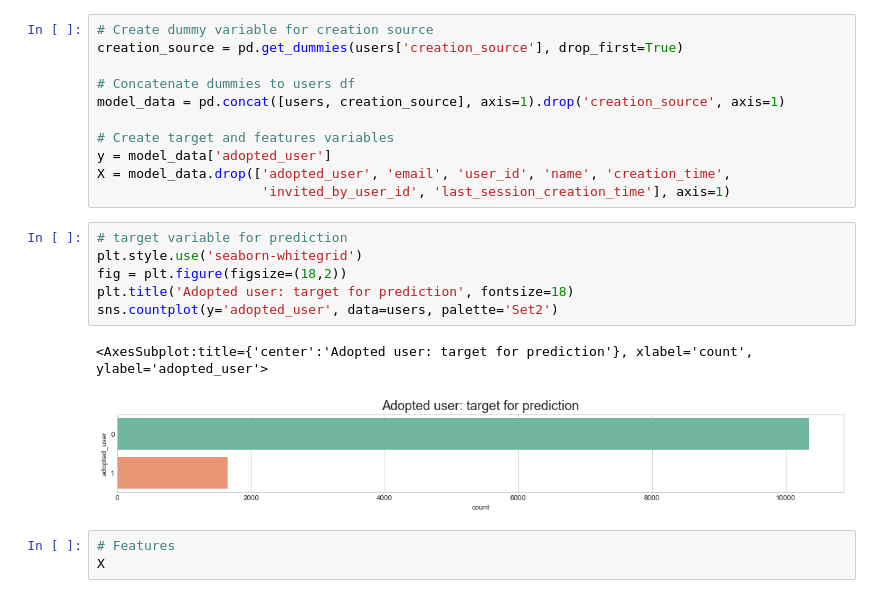
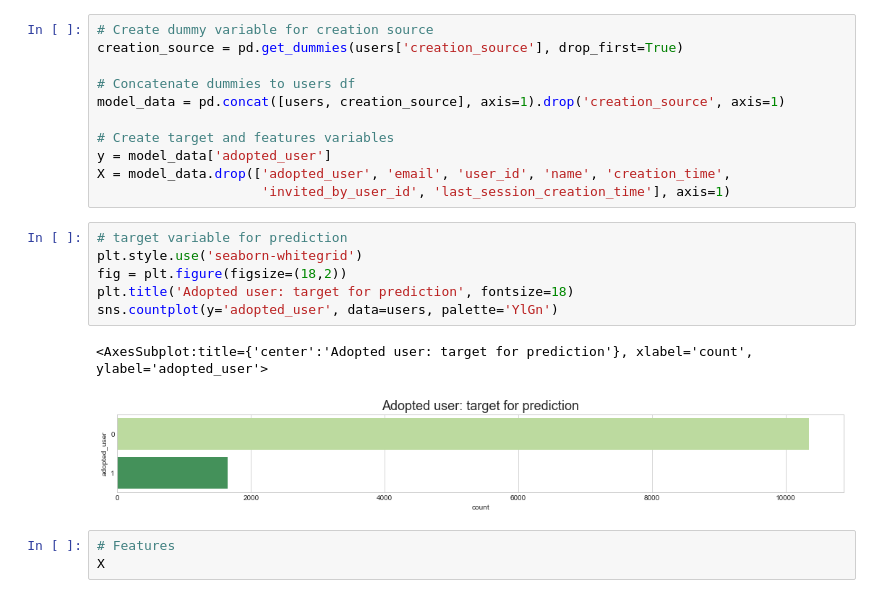
Before and after one commit to gabriellewald/relax-inc-data-challenge, a Jupyter notebook: relax_inc_data_science_challenge.ipynb, the cells around one changed output. Saved outputs shown, nothing was run; the diff lists cells and outputs as text.

```diff
--- a/relax_inc_data_science_challenge.ipynb
+++ b/relax_inc_data_science_challenge.ipynb
@@ -316,12 +316,12 @@ X = model_data.drop(['adopted_user', 'email', 'user_id', 'name', 'creation_time'
 # %%
 # target variable for prediction
 plt.style.use('seaborn-whitegrid')
 fig = plt.figure(figsize=(18,2))
 plt.title('Adopted user: target for prediction', fontsize=18)
-sns.countplot(y='adopted_user', data=users, palette='Set2')
+sns.countplot(y='adopted_user', data=users, palette='YlGn')
 # %% [output]
 <AxesSubplot:title={'center':'Adopted user: target for prediction'}, xlabel='count', ylabel='adopted_user'>
-[figure, old version]
+[figure, new version]
 # %%
 # Features
 X
```
Also changed, not shown: parts of 8 cells of this notebook.
